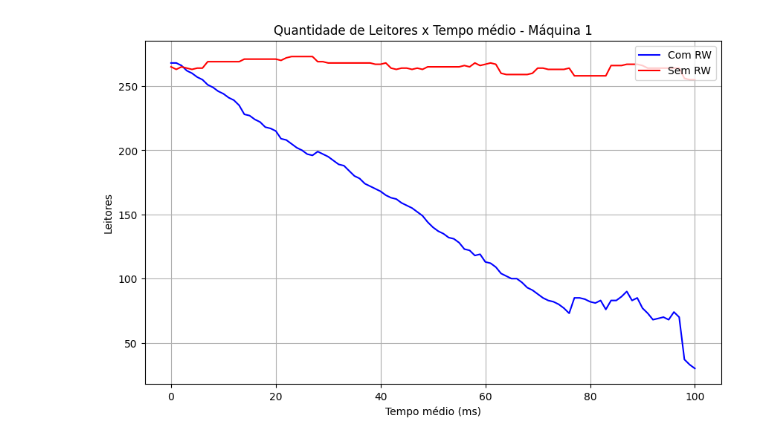
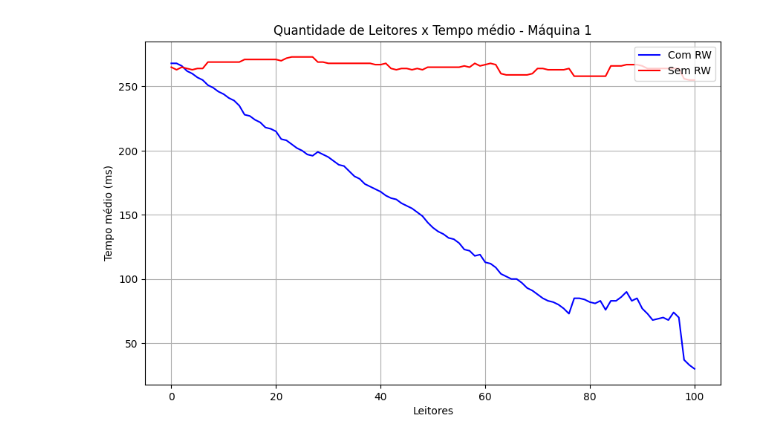
Before and after one commit to rodrigolyusei/readwrite, a Jupyter notebook: analise/analise.ipynb, the cells around one changed output. Drawn from its saved outputs; the diff is of its cells as text; code cells hidden in the pictures.

```diff
--- a/analise/analise.ipynb
+++ b/analise/analise.ipynb
@@ -51,26 +51,26 @@ sof = pd.read_csv('sofistas.csv')
 # %%
 # READWRITE VS SEM READWRITE PC DIMI
 # Converta a coluna 'average time' para valores numéricos
 fil['average time'] = pd.to_numeric(fil['average time'])
 sof['average time'] = pd.to_numeric(sof['average time'])
 
 # Criar o gráfico
 plt.figure(figsize=(10, 6))
 
 # Plotar os dados do primeiro CSV
 plt.plot(fil['reader count'],fil['average time'],  label='Com RW', color='blue')
 
 # Plotar os dados do segundo CSV
 plt.plot(sof['reader count'], sof['average time'], label='Sem RW', color='red')
 
 # Personalização do gráfico
 plt.title('Quantidade de Leitores x Tempo médio - Máquina 1')
-plt.xlabel('Tempo médio (ms)')
-plt.ylabel('Leitores')
+plt.xlabel('Leitores')
+plt.ylabel('Tempo médio (ms)')
 plt.legend(loc='upper right')
 plt.grid(True)
 
 # Exibir o gráfico
 plt.show()
 # %% [output]
-[figure, old version]
+[figure, new version]
```
